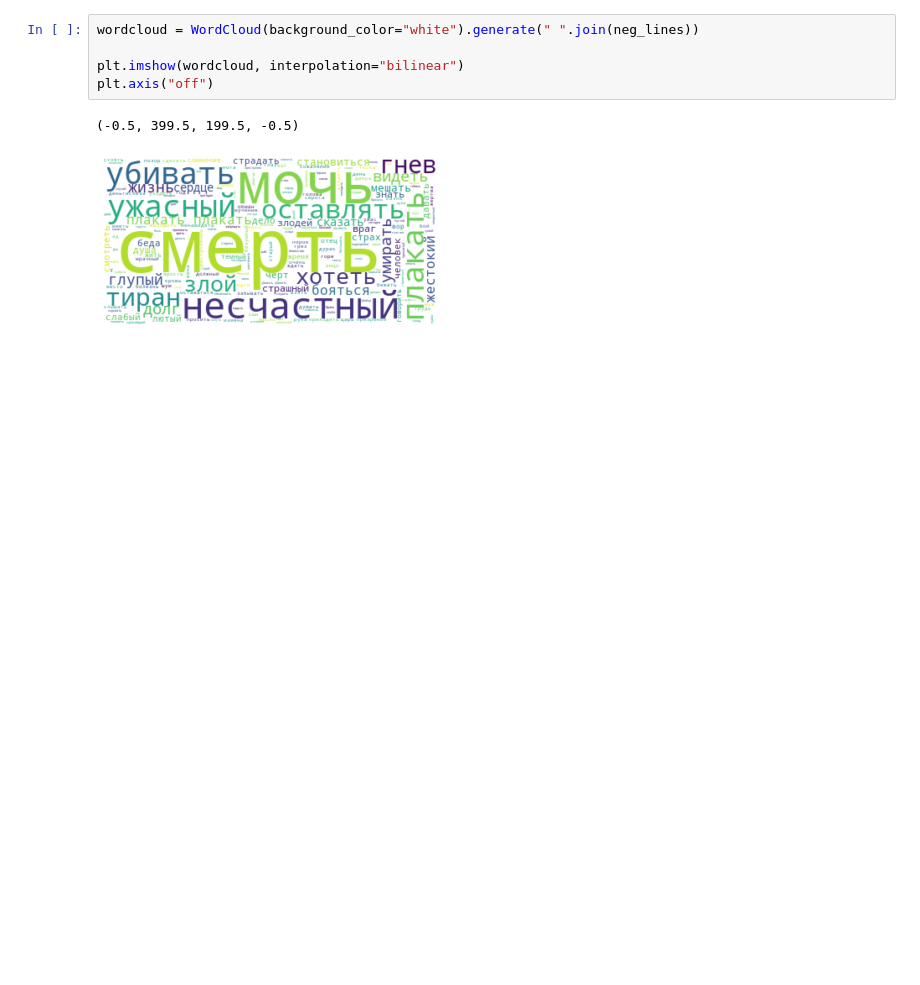
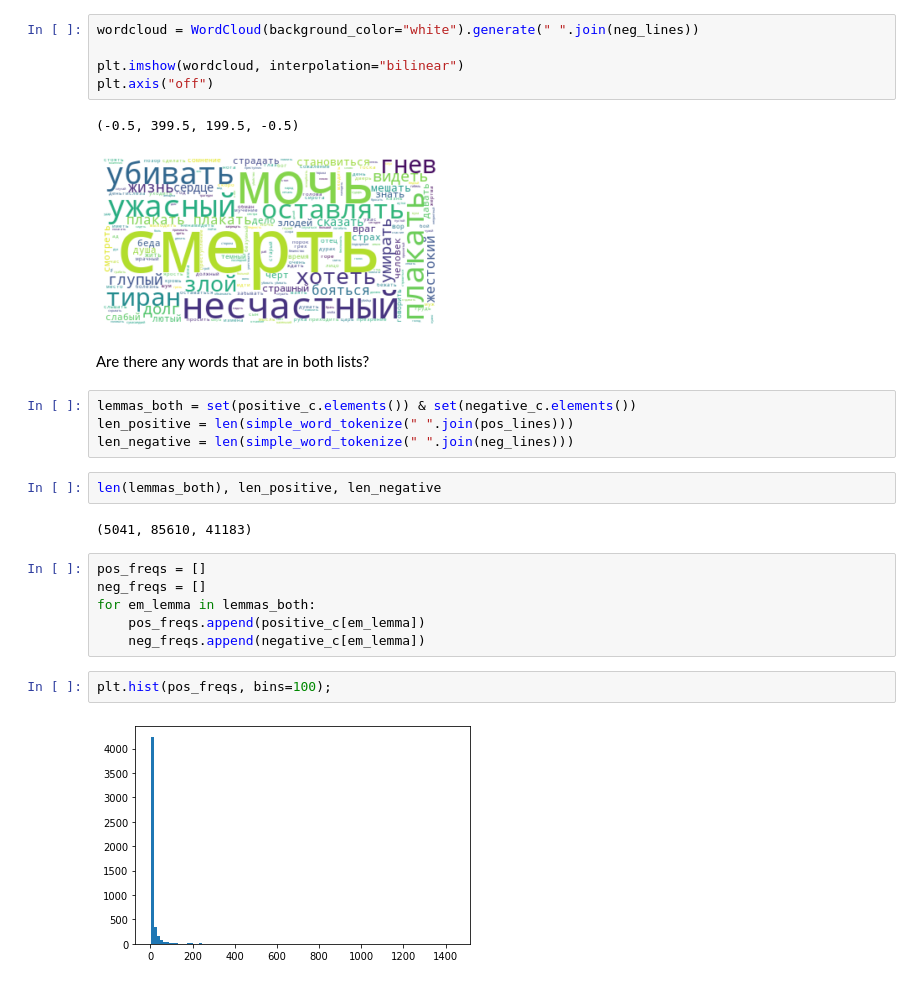
Before and after one commit to creaciond/rus-dra-emotions, a Jupyter notebook: emotional_lines.ipynb, the cells around one changed output. Drawn from its saved outputs; the diff is of its cells as text; blank space fills up the shorter version.

```diff
--- a/emotional_lines.ipynb
+++ b/emotional_lines.ipynb
@@ -109,3 +109,23 @@ plt.axis("off")
 # %% [output]
 (-0.5, 399.5, 199.5, -0.5)
 [figure]
+# %% [markdown]
+Are there any words that are in both lists?
+# %%
+lemmas_both = set(positive_c.elements()) & set(negative_c.elements())
+len_positive = len(simple_word_tokenize(" ".join(pos_lines)))
+len_negative = len(simple_word_tokenize(" ".join(neg_lines)))
+# %%
+len(lemmas_both), len_positive, len_negative
+# %% [output]
+(5041, 85610, 41183)
+# %%
+pos_freqs = []
+neg_freqs = []
+for em_lemma in lemmas_both:
+    pos_freqs.append(positive_c[em_lemma])
+    neg_freqs.append(negative_c[em_lemma])
+# %%
+plt.hist(pos_freqs, bins=100);
+# %% [output]
+[figure, added]
```
Also changed, not shown: parts of 1 cell of this notebook.
